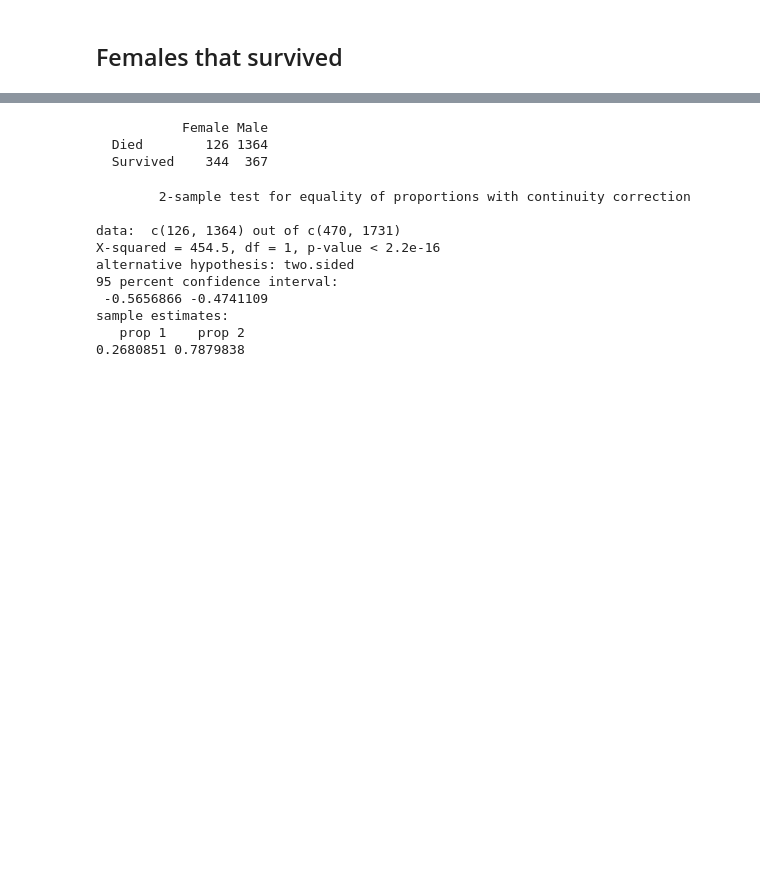
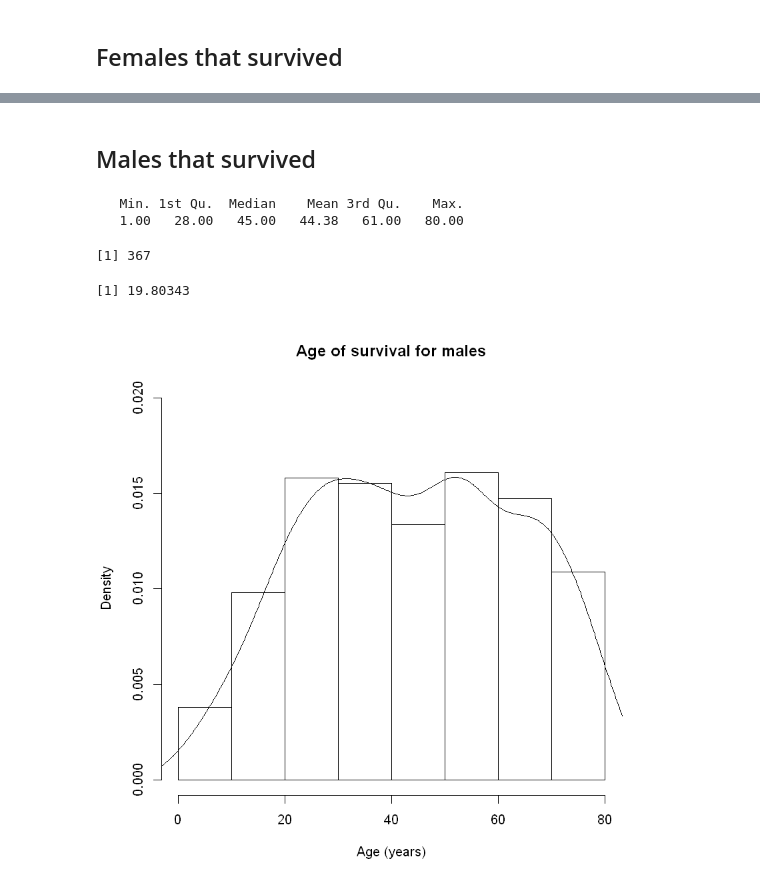
Before and after one commit to ngocdha/hw_Statistical_Learning, a Jupyter notebook: Labs/Lab_5/Untitled.ipynb, the cells around one changed output, grey strips where cells are left out. Saved outputs shown, nothing was run; the diff lists cells and outputs as text; code cells hidden in the pictures; blank space fills up the shorter version.

```diff
--- a/Labs/Lab_5/Untitled.ipynb
+++ b/Labs/Lab_5/Untitled.ipynb
@@ -15,21 +52,20 @@ summary(femaleSurvivors$Age)
+# %% [markdown]
+## Males that survived
 # %%
-maleSurvivors <- subset(titanic, Gender == "Male")
+maleSurvivors <- subset(titanic, Gender == "Male" & Status == "Survived")
-# %%
-table(titanic$Status, titanic$Gender)
-# %% [output]
-           Female Male
-  Died        126 1364
-  Survived    344  367
-# %%
-prop.test(c(126, 1364), c(470, 1731))
-# %% [output]
-        2-sample test for equality of proportions with continuity correction
-
-data:  c(126, 1364) out of c(470, 1731)
-X-squared = 454.5, df = 1, p-value < 2.2e-16
-alternative hypothesis: two.sided
-95 percent confidence interval:
- -0.5656866 -0.4741109
-sample estimates:
-   prop 1    prop 2
-0.2680851 0.7879838
+# %%
+summary(maleSurvivors$Age)
+# %% [output]
+   Min. 1st Qu.  Median    Mean 3rd Qu.    Max.
+   1.00   28.00   45.00   44.38   61.00   80.00
+# %%
+length(maleSurvivors$Age)
+sd(maleSurvivors$Age)
+# %% [output]
+[1] 367
+[1] 19.80343
+# %%
+hist(maleSurvivors$Age, freq=F, ylim = c(0,0.02), main = "Age of survival for males", xlab = "Age (years)", breaks = 8)
+lines(density(maleSurvivors$Age))
+# %% [output]
+[figure, added]
```
Also changed, not shown: parts of 10 cells of this notebook, 6 other files.
